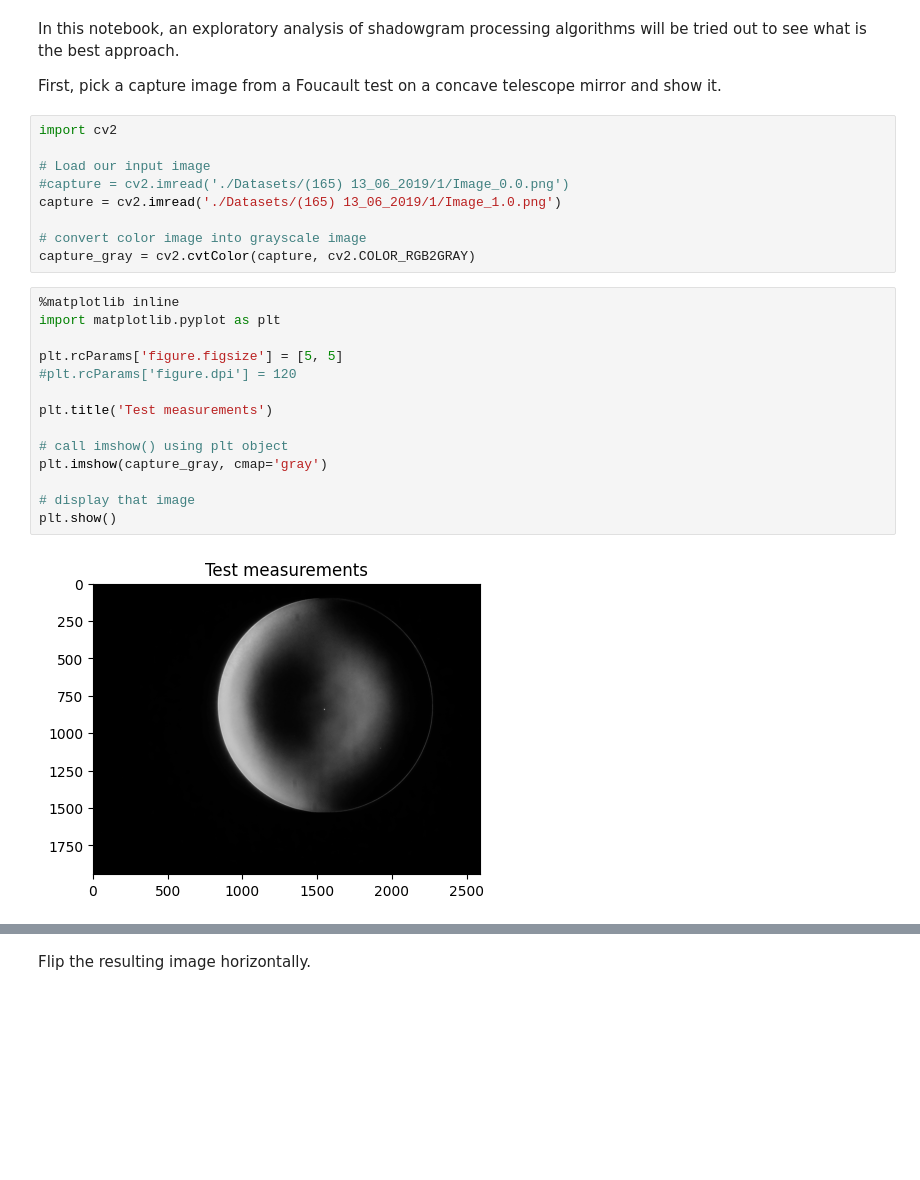
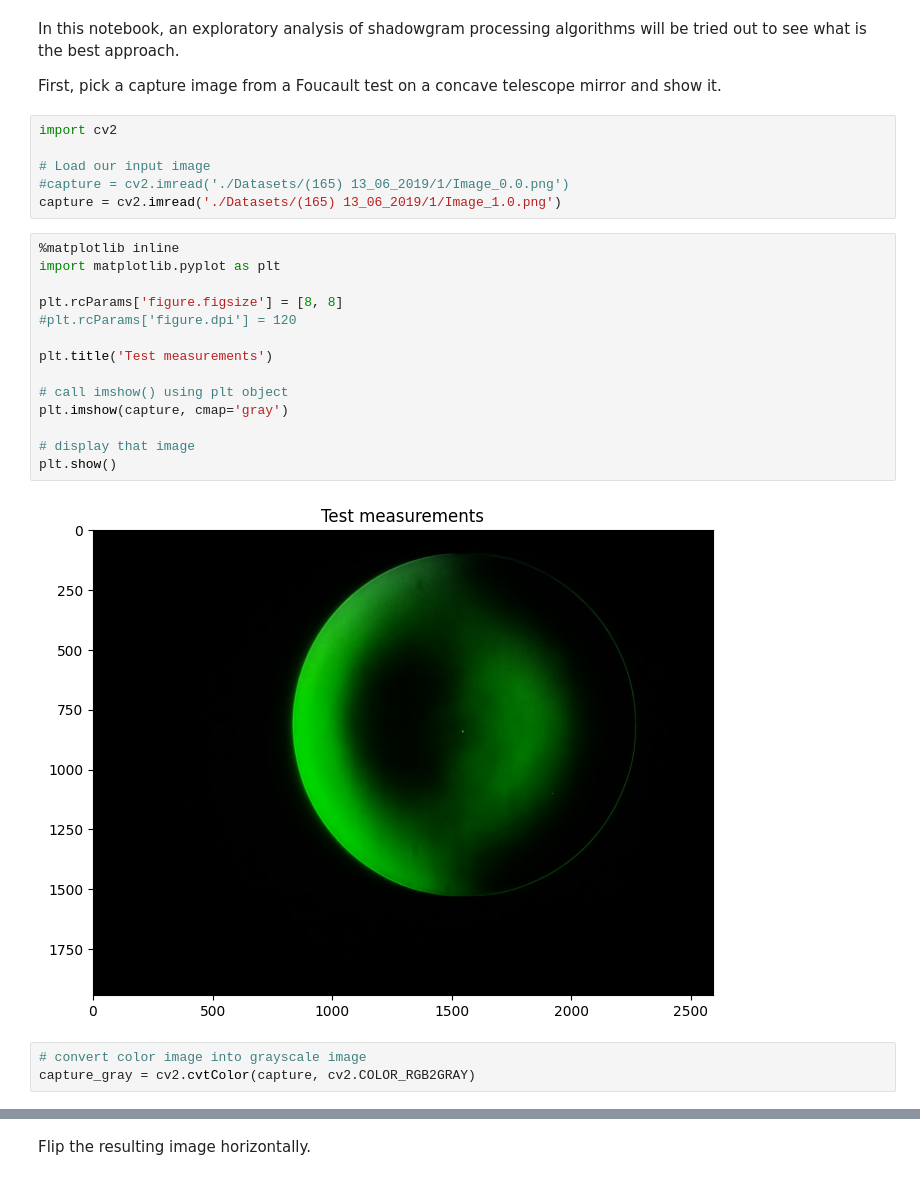
Before and after one commit to nunosousa/TelescopeMirrorTester, a Jupyter notebook: Software/Jupyter Notebooks/Shadowgram analysis/Shadowgram analysis.ipynb, the cells around one changed output, grey strips where cells are left out. Drawn from its saved outputs; the diff is of its cells as text; blank space fills up the shorter version.

```diff
--- a/Software/Jupyter Notebooks/Shadowgram analysis/Shadowgram analysis.ipynb
+++ b/Software/Jupyter Notebooks/Shadowgram analysis/Shadowgram analysis.ipynb
@@ -8,22 +8,22 @@ import cv2
 # Load our input image
 #capture = cv2.imread('./Datasets/(165) 13_06_2019/1/Image_0.0.png')
 capture = cv2.imread('./Datasets/(165) 13_06_2019/1/Image_1.0.png')
-
-# convert color image into grayscale image
-capture_gray = cv2.cvtColor(capture, cv2.COLOR_RGB2GRAY)
 # %%
 %matplotlib inline
 import matplotlib.pyplot as plt
 
-plt.rcParams['figure.figsize'] = [5, 5]
+plt.rcParams['figure.figsize'] = [8, 8]
 #plt.rcParams['figure.dpi'] = 120
 
 plt.title('Test measurements')
 
 # call imshow() using plt object
-plt.imshow(capture_gray, cmap='gray')
+plt.imshow(capture, cmap='gray')
 
 # display that image
 plt.show()
 # %% [output]
-[figure, old version]
+[figure, new version]
+# %%
+# convert color image into grayscale image
+capture_gray = cv2.cvtColor(capture, cv2.COLOR_RGB2GRAY)
```
Also changed, not shown: parts of 13 cells of this notebook.
